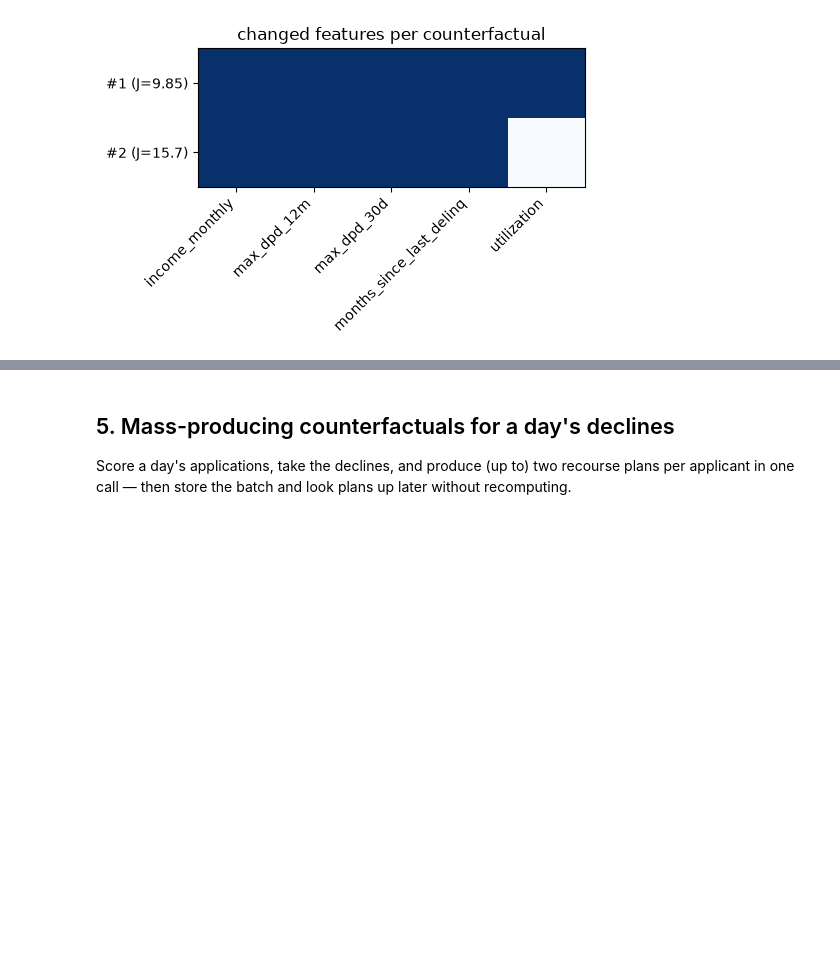
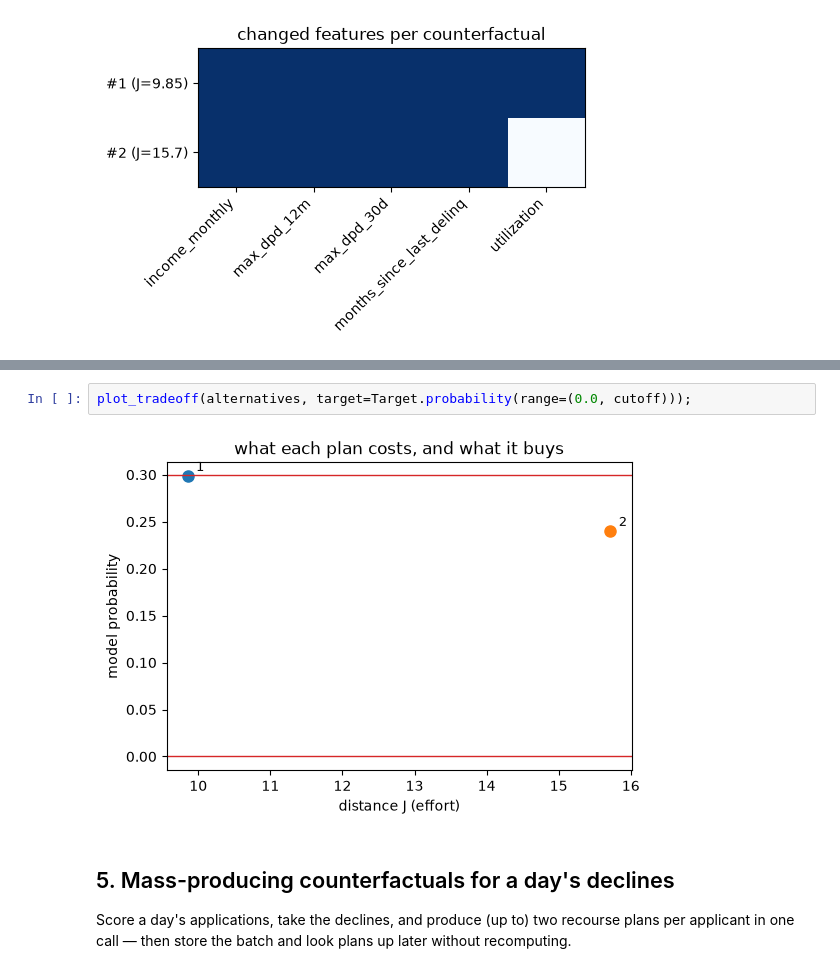
Before and after one commit to wlazlod/treecf, a Jupyter notebook: docs/notebooks/02-credit-risk-tutorial.ipynb, the cells around one changed output, grey strips where cells are left out. Saved outputs shown, nothing was run; the diff lists cells and outputs as text; blank space fills up the shorter version.

```diff
--- a/docs/notebooks/02-credit-risk-tutorial.ipynb
+++ b/docs/notebooks/02-credit-risk-tutorial.ipynb
@@ -174,3 +182,7 @@ plot_counterfactuals(alternatives);
+# %%
+plot_tradeoff(alternatives, target=Target.probability(range=(0.0, cutoff)));
+# %% [output]
+[figure, added]
 # %% [markdown]
 ## 5. Mass-producing counterfactuals for a day's declines
 
```
Also changed, not shown: parts of 3 cells of this notebook, 4 other files.
